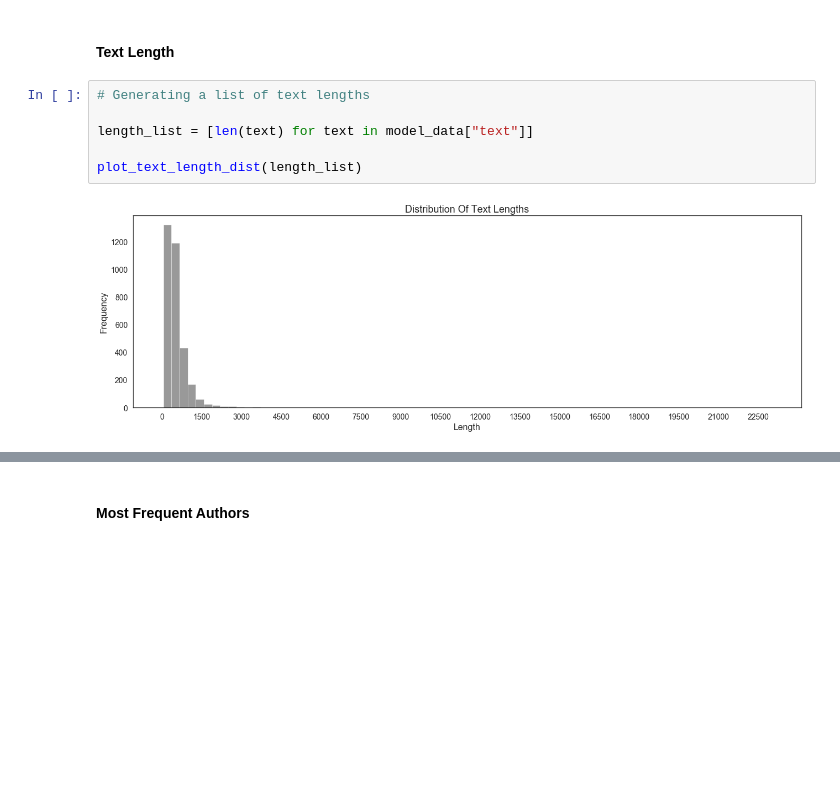
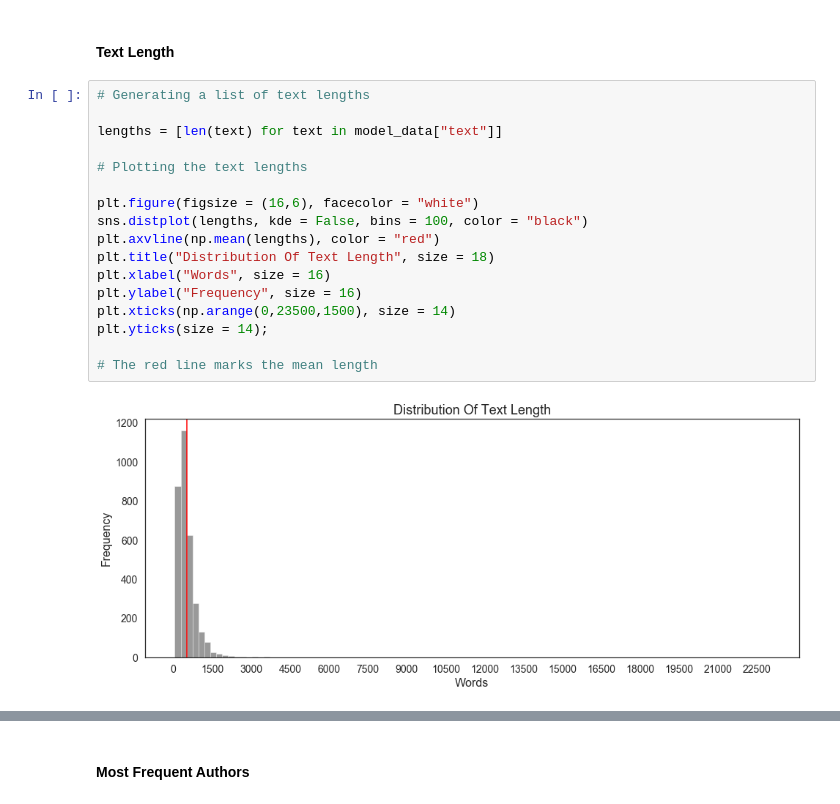
Before and after one commit to a-bergman/Reddit-Post-Classification, a Jupyter notebook: Code/Preprocessing & Modeling.ipynb, the cells around one changed output, grey strips where cells are left out. Saved outputs shown, nothing was run; the diff lists cells and outputs as text; blank space fills up the shorter version.

```diff
--- a/Code/Preprocessing & Modeling.ipynb
+++ b/Code/Preprocessing & Modeling.ipynb
@@ -146,12 +111,23 @@ def plot_most_frequent_authors(df, col):
 [Top](#Table-Of-Contents)
 # %% [markdown]
 #### Text Length
-# %%
-# Generating a list of text lengths
-
-length_list = [len(text) for text in model_data["text"]]
-
-plot_text_length_dist(length_list)
-# %% [output]
-[figure, removed]
+# %%
+# Generating a list of text lengths
+
+lengths = [len(text) for text in model_data["text"]]
+
+# Plotting the text lengths
+
+plt.figure(figsize = (16,6), facecolor = "white")
+sns.distplot(lengths, kde = False, bins = 100, color = "black")
+plt.axvline(np.mean(lengths), color = "red")
+plt.title("Distribution Of Text Length", size = 18)
+plt.xlabel("Words", size = 16)
+plt.ylabel("Frequency", size = 16)
+plt.xticks(np.arange(0,23500,1500), size = 14)
+plt.yticks(size = 14);
+
+# The red line marks the mean length
+# %% [output]
+[figure, added]
 # %% [markdown]
```
Also changed, not shown: parts of 51 cells of this notebook, 2 other files.
